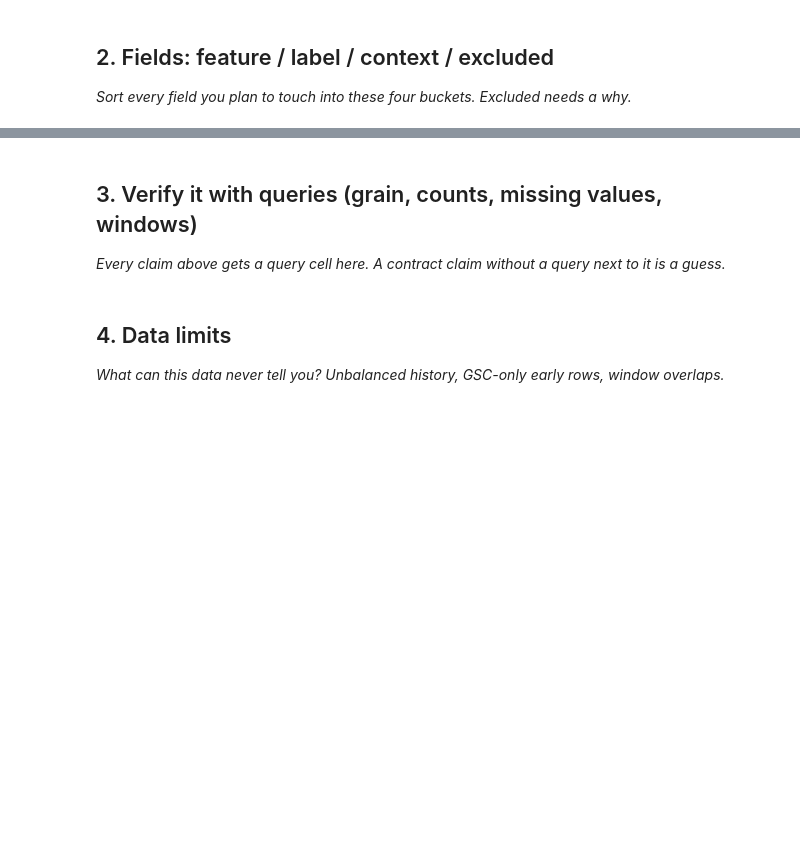
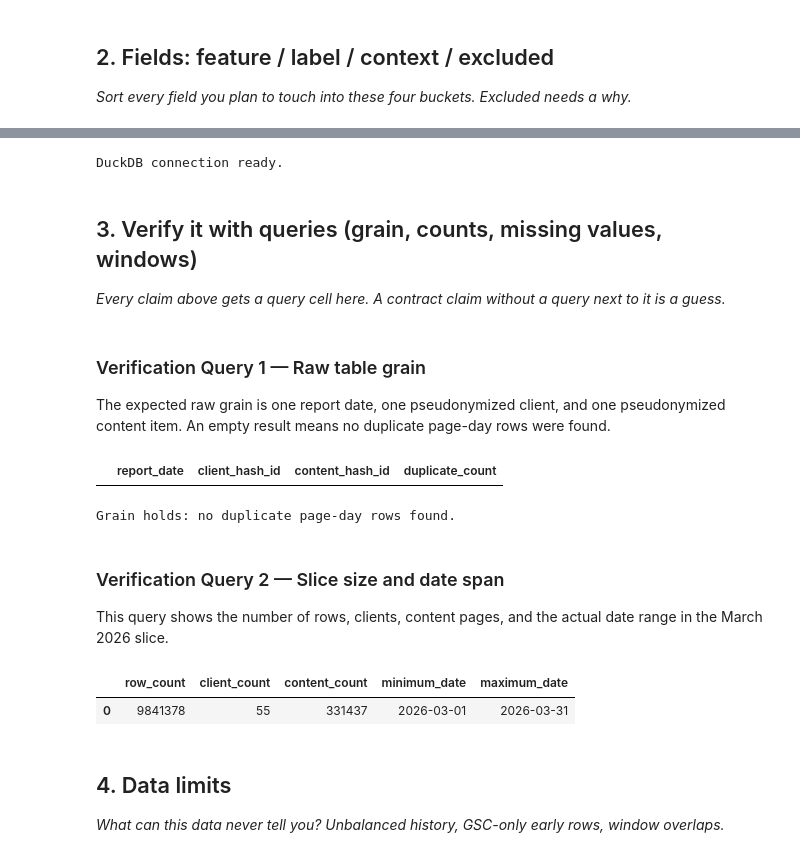
Before and after one commit to Davidsoooooon/ML-Intern---Briones, a Jupyter notebook: work/notebooks/w03_data_contract.ipynb, the cells around one changed output, grey strips where cells are left out. Drawn from its saved outputs; the diff is of its cells as text; code cells hidden in the pictures; blank space fills up the shorter version.

```diff
--- a/work/notebooks/w03_data_contract.ipynb
+++ b/work/notebooks/w03_data_contract.ipynb
@@ -17,7 +61,84 @@ This skeleton is yours to fill. Work the sections **in order** — each one has
+# %%
+from google.colab import userdata
+import duckdb
+import pandas as pd
+import numpy as np
+
+HF_TOKEN = userdata.get("HF_TOKEN")
+
+if not HF_TOKEN:
+    raise ValueError("HF_TOKEN was not found in Colab Secrets.")
+
+con = duckdb.connect()
+
+con.execute(
+    f"CREATE OR REPLACE SECRET hf "
+    f"(TYPE huggingface, TOKEN '{HF_TOKEN}')"
+)
+
+REL = "hf://datasets/FlyRank/internship-warehouse"
+
+MARCH_DAILY = (
+    f"read_parquet("
+    f"'{REL}/fact_content_daily_performance/month=2026-03/*.parquet'"
+    f")"
+)
+
+print("DuckDB connection ready.")
+# %% [output]
+DuckDB connection ready.
 # %% [markdown]
 ## 3. Verify it with queries (grain, counts, missing values, windows)
 
 *Every claim above gets a query cell here. A contract claim without a query next to it is a guess.*
+# %% [markdown]
+### Verification Query 1 — Raw table grain
+
+The expected raw grain is one report date, one pseudonymized client, and one pseudonymized content item. An empty result means no duplicate page-day rows were found.
+# %%
+grain_check = con.sql(f"""
+    SELECT
+        report_date,
+        client_hash_id,
+        content_hash_id,
+        COUNT(*) AS duplicate_count
+    FROM {MARCH_DAILY}
+    GROUP BY
+        report_date,
+        client_hash_id,
+        content_hash_id
+    HAVING COUNT(*) > 1
+    LIMIT 10
+""").df()
+
+display(grain_check)
+
+if grain_check.empty:
+    print("Grain holds: no duplicate page-day rows found.")
+else:
+    print("Warning: duplicate grain rows were found.")
+# %% [output]
+|  | report_date | client_hash_id | content_hash_id | duplicate_count |
+Grain holds: no duplicate page-day rows found.
+# %% [markdown]
+### Verification Query 2 — Slice size and date span
+
+This query shows the number of rows, clients, content pages, and the actual date range in the March 2026 slice.
+# %%
+slice_summary = con.sql(f"""
+    SELECT
+        COUNT(*) AS row_count,
+        COUNT(DISTINCT client_hash_id) AS client_count,
+        COUNT(DISTINCT content_hash_id) AS content_count,
+        MIN(report_date) AS minimum_date,
+        MAX(report_date) AS maximum_date
+    FROM {MARCH_DAILY}
+""").df()
+
+display(slice_summary)
+# %% [output]
+|  | row_count | client_count | content_count | minimum_date | maximum_date |
+| 0 | 9841378 | 55 | 331437 | 2026-03-01 | 2026-03-31 |
 # %% [markdown]
 ## 4. Data limits
 
```
Also changed, not shown: parts of 12 cells of this notebook.
